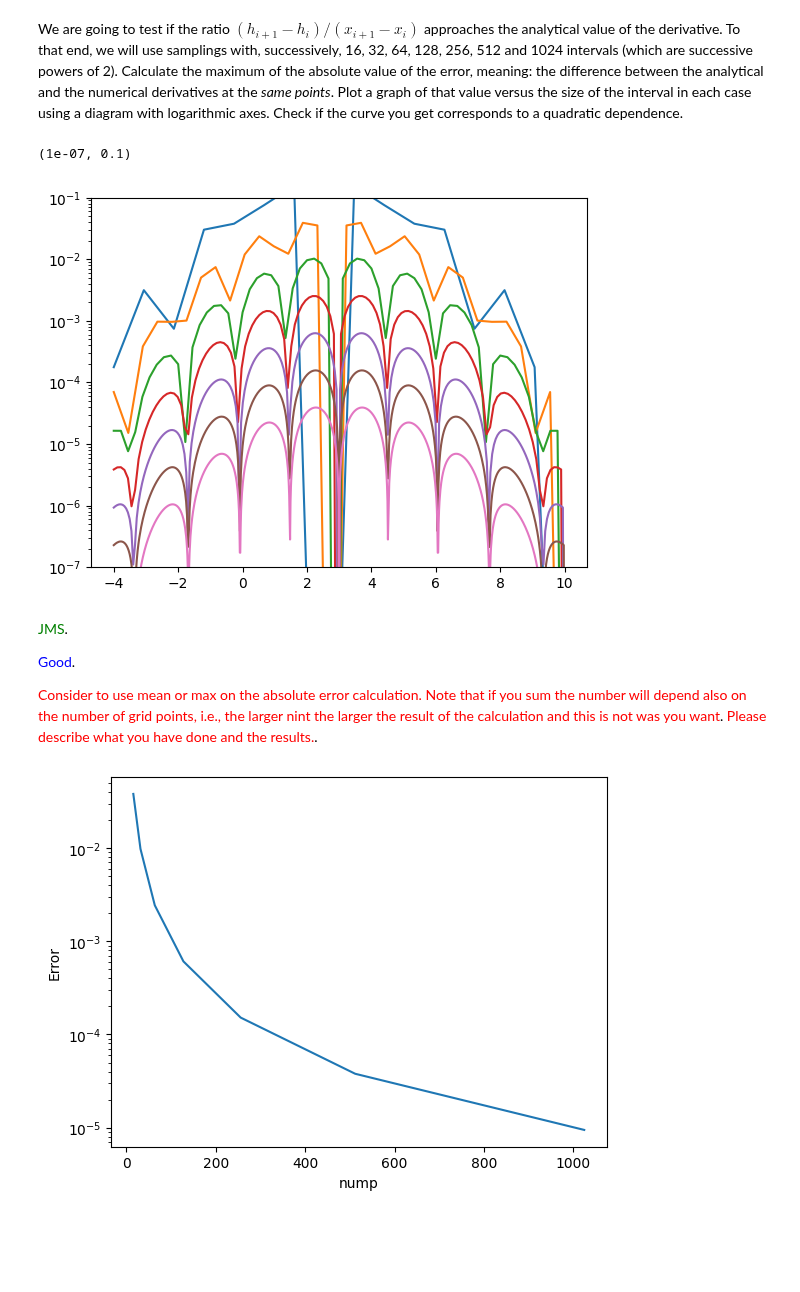
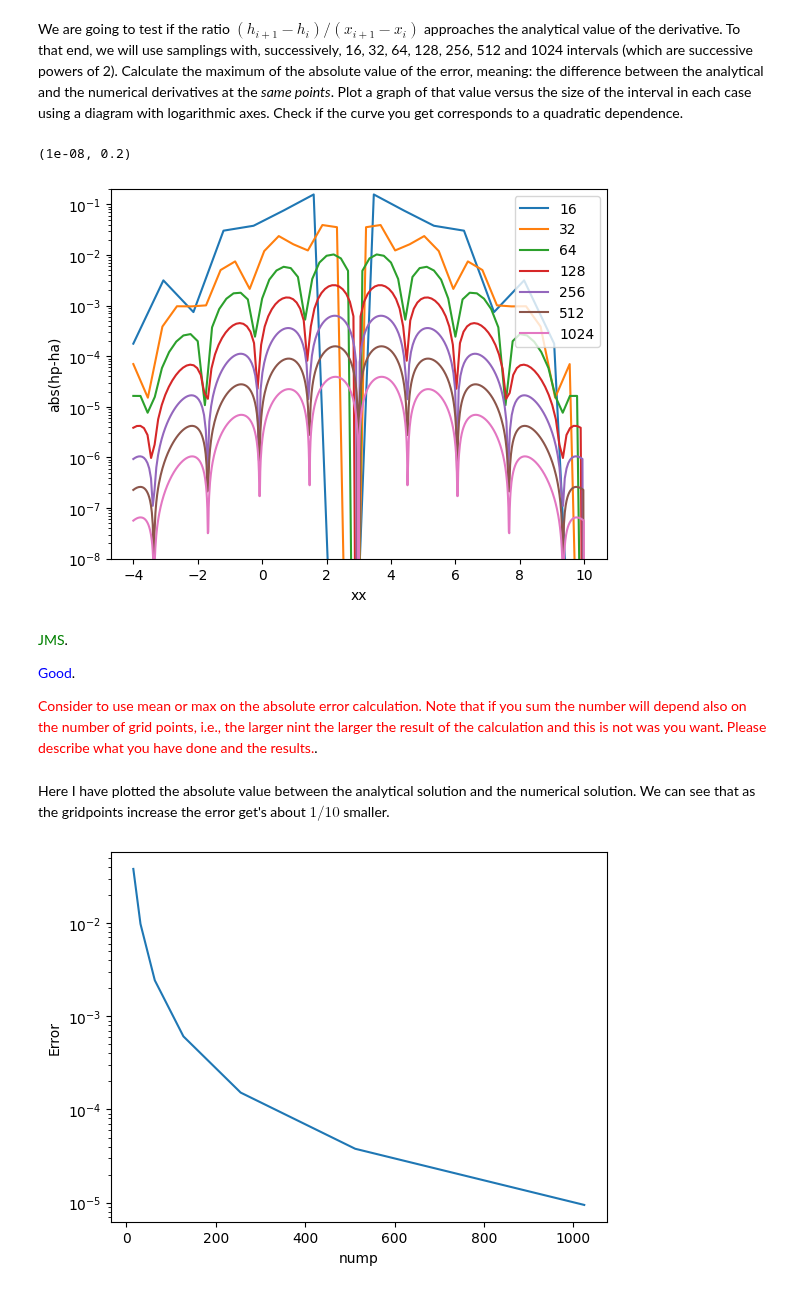
Before and after one commit to tabjone/AST5110, a Jupyter notebook: ex_1a_v0.5.ipynb, the cells around one changed output. Saved outputs shown, nothing was run; the diff lists cells and outputs as text; code cells hidden in the pictures; blank space fills up the shorter version.

```diff
--- a/ex_1a_v0.5.ipynb
+++ b/ex_1a_v0.5.ipynb
@@ -132,18 +136,21 @@ We are going to test if the ratio $(h_{i+1}-h_i)/(x_{i+1}-x_i)$ approaches the a
 # %%
 #We create a list of nint to go trough and append the error values for all of these. The error is the sum of the
 #absolute values between the analytical and numerical derivative.
 ntests = [16, 32, 64, 128, 256, 512, 1024]
 errors = []
 
 for ntest in ntests:
     xx, hh, dx = get_xx_hh_dx(nump=ntest, x0=db(-4.0), xf=db(10.0))
     hp, ha = calculate_derivative(xx, hh, dx)
-    plt.semilogy(xx, np.abs(hp-ha))
+    plt.semilogy(xx, np.abs(hp-ha), label=str(ntest))
     errors.append(np.mean(np.abs(hp-ha)))
-plt.ylim((1e-7,1e-1))
+plt.xlabel("xx")
+plt.ylabel("abs(hp-ha)")
+plt.legend()
+plt.ylim((1e-8,2e-1))
 # %% [output]
-(1e-07, 0.1)
+(1e-08, 0.2)
-[figure, old version]
+[figure, new version]
 # %% [markdown]
 <span style="color:green">JMS</span>.
 
@@ -151,6 +158,8 @@ plt.ylim((1e-7,1e-1))
 
 <span style="color:red">Consider to use mean or max on the absolute error calculation. Note that if you sum the number will depend also on the number of grid points, i.e., the larger nint the larger the result of the calculation and this is not was you want</span>.
 <span style="color:red">Please describe what you have done and the results.</span>.
+# %% [markdown]
+Here I have plotted the absolute value between the analytical solution and the numerical solution. We can see that as the gridpoints increase the error get's about $1/10$ smaller.
 # %%
 fig, ax = plt.subplots()
 ax.semilogy(ntests, errors)
```
Also changed, not shown: parts of 4 cells of this notebook.
